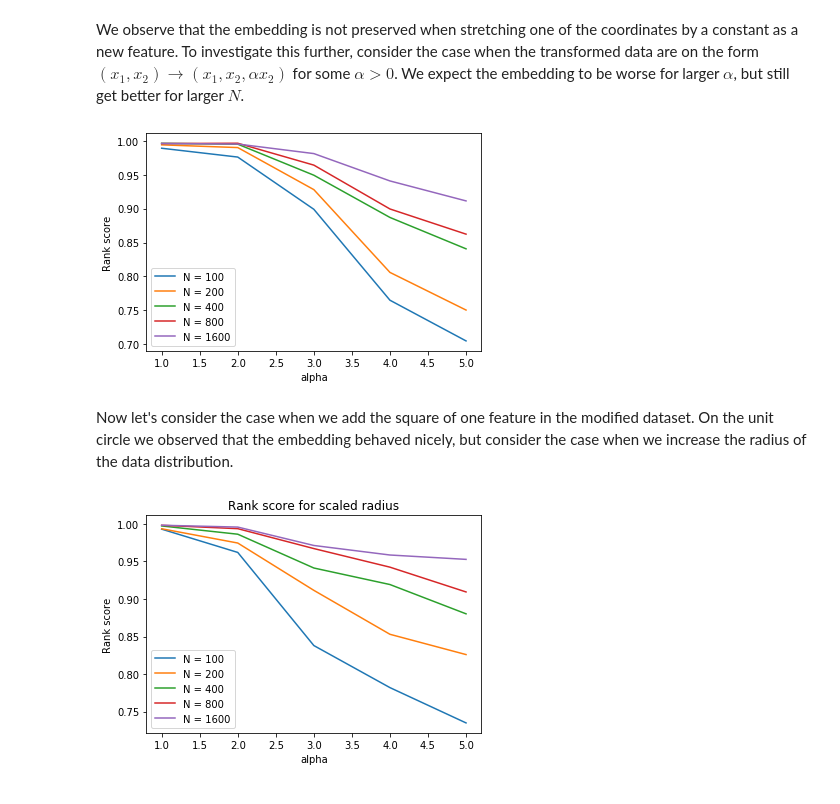
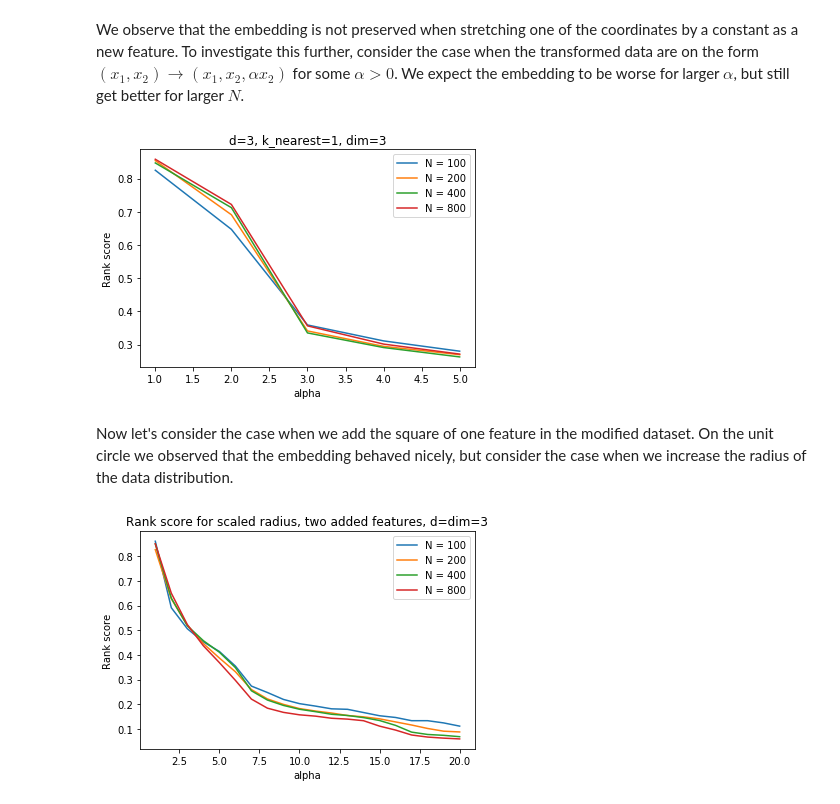
Before and after one commit to larsmus/Diffusion_Net, a Jupyter notebook: Experiments/extension_experiments.ipynb, the cells around one changed output. Drawn from its saved outputs; the diff is of its cells as text; code cells hidden in the pictures.

Commit message:
add rank comparison plots

```diff
--- a/Experiments/extension_experiments.ipynb
+++ b/Experiments/extension_experiments.ipynb
@@ -563,37 +563,40 @@ for i, ax in enumerate(axes[0,:]):
 # %% [markdown]
 We observe that the embedding is not preserved when stretching one of the coordinates by a constant as a new feature. To investigate this further, consider the case when the transformed data are on the form $(x_1, x_2) \rightarrow (x_1, x_2, \alpha x_2 )$ for some $\alpha > 0$. We expect the embedding to be worse for larger $\alpha$, but still get better for larger $N$.
 # %%
-Ns = [100, 200, 400, 800, 1600]
+Ns = [100, 200, 400, 800]
 k_nearest = 1
-d = 2
-dim = 2
+d = 3
+dim = 3
 U = np.identity(d)
 diagonal = np.ones(int(d))
 
 k_nearest = 1
 alphas = np.linspace(1, 5, 5)
-phi = lambda X: X[:, 1]
+phi_1 = lambda X: X[:, 0]
+phi_2 = lambda X: X[:, 1]
 num_runs = 10
 
 fig = plt.figure()
 for N in Ns:
     scores_alpha = np.zeros((num_runs, len(X_modifications)))
 
     for i in range(num_runs):
         X = generate_gaussian_data(N, d, U=U, s=diagonal, normalize=True)
+        X_mod = modify_dataset(X, phi_1)
         euclidean_nn = get_euclidean_nn(X, k_nearest=k_nearest)
-        X_modifications = [modify_dataset(X, phi, alpha) for alpha in alphas]
+        X_modifications = [modify_dataset(X_mod, phi_2, alpha) for alpha in alphas]
 
         for j, X_mod in enumerate(X_modifications):
             # use the default t=1
             embed, _ = df.diffusion_map(X_mod, k=X_mod.shape[0], dim=dim, sigma=0, kernel="gaussian", t=1)
             scores_alpha[i, j] = get_rank_score(euclidean_nn, embed, k_nearest = k_nearest)
 
     plt.plot(alphas, np.mean(scores_alpha, axis=0), label=f"N = {N}")
 
 plt.legend()
 plt.xlabel("alpha")
+plt.title(f"d={d}, k_nearest={k_nearest}, dim={dim}")
 plt.ylabel("Rank score", rotation=90)
 plt.show()
 # %% [output]
-[figure, old version]
+[figure, new version]
@@ -600,16 +606,17 @@ plt.show()
 # %% [markdown]
 Now let's consider the case when we add the square of one feature in the modified dataset. On the unit circle we observed that the embedding behaved nicely, but consider the case when we increase the radius of the data distribution.
 # %%
-Ns = [100, 200, 400, 800, 1600]
+Ns = [100, 200, 400, 800]
 k_nearest = 1
-d = 2
-dim = 2
+d = 3
+dim = 3
 U = np.identity(d)
 diagonal = np.ones(int(d))
 
 k_nearest = 1
-alphas = np.linspace(1, 5, 5)
-phi = lambda X: X[:, 1]**2
+alphas = np.linspace(1, 20, 20)
+phi_1 = lambda X: X[:, 0]
+phi_2 = lambda X: X[:, 1]**2
 num_runs = 10
 
 fig = plt.figure()
@@ -622,8 +629,8 @@ for N in Ns:
         for j, alpha in enumerate(alphas):
             X_scale = alpha * X
             euclidean_nn = get_euclidean_nn(X_scale, k_nearest=k_nearest)
-            X_mod = modify_dataset(X_scale, phi)
-
+            X_mod_0 = modify_dataset(X_scale, phi_1)
+            X_mod = modify_dataset(X_mod_0, phi_2)
             # use the default t=1
             embed, _ = df.diffusion_map(X_mod, k=X_mod.shape[0], dim=dim, sigma=0, kernel="gaussian", t=1)
             scores_alpha[i, j] = get_rank_score(euclidean_nn, embed, k_nearest = k_nearest)
@@ -633,7 +640,7 @@ for N in Ns:
 plt.legend()
 plt.xlabel("alpha")
 plt.ylabel("Rank score", rotation=90)
-plt.title("Rank score for scaled radius")
+plt.title("Rank score for scaled radius, two added features, d=dim=3")
 plt.show()
 # %% [output]
-[figure, old version]
+[figure, new version]
```
Also changed, not shown: parts of 3 cells of this notebook.
